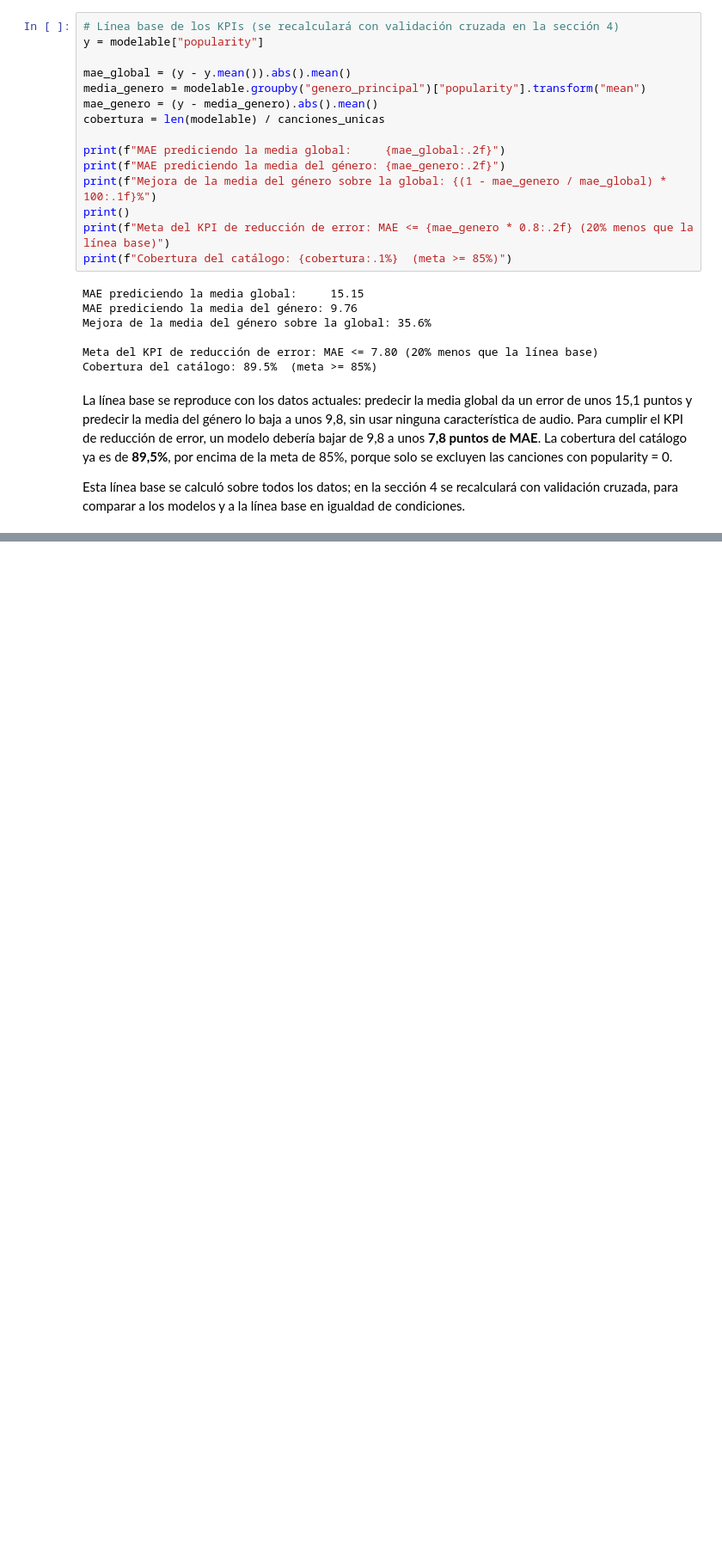
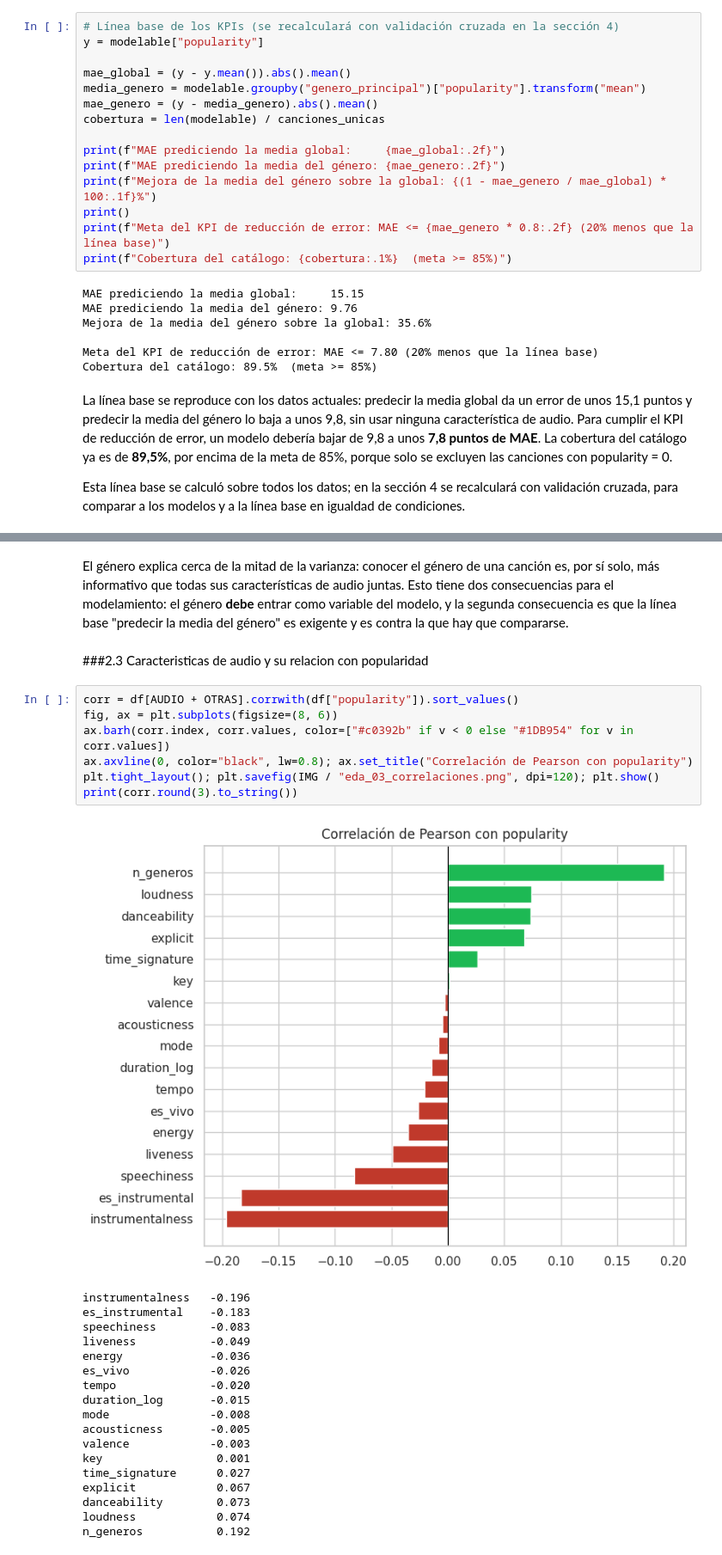
Before and after one commit to JeanBiza/ep-ml-spotify, a Jupyter notebook: notebook/EP2_ML.ipynb, the cells around one changed output, grey strips where cells are left out. Shown at 86% size. Saved outputs shown, nothing was run; the diff lists cells and outputs as text; blank space fills up the shorter version.

```diff
--- a/notebook/EP2_ML.ipynb
+++ b/notebook/EP2_ML.ipynb
@@ -282,0 +352,30 @@ validación cruzada, para comparar a los modelos y a la línea base en igualdad
+# %% [markdown]
+El género explica cerca de la mitad de la varianza: conocer el género de una canción es, por sí solo, más informativo que todas sus características de audio juntas. Esto tiene dos consecuencias para el modelamiento: el género **debe** entrar como variable del modelo, y la segunda consecuencia es que la línea base "predecir la media del género" es exigente y es contra la que hay que compararse.
+# %% [markdown]
+###2.3 Caracteristicas de audio y su relacion con popularidad
+# %%
+corr = df[AUDIO + OTRAS].corrwith(df["popularity"]).sort_values()
+fig, ax = plt.subplots(figsize=(8, 6))
+ax.barh(corr.index, corr.values, color=["#c0392b" if v < 0 else "#1DB954" for v in corr.values])
+ax.axvline(0, color="black", lw=0.8); ax.set_title("Correlación de Pearson con popularity")
+plt.tight_layout(); plt.savefig(IMG / "eda_03_correlaciones.png", dpi=120); plt.show()
+print(corr.round(3).to_string())
+# %% [output]
+[figure, added]
+instrumentalness   -0.196
+es_instrumental    -0.183
+speechiness        -0.083
+liveness           -0.049
+energy             -0.036
+es_vivo            -0.026
+tempo              -0.020
+duration_log       -0.015
+mode               -0.008
+acousticness       -0.005
+valence            -0.003
+key                 0.001
+time_signature      0.027
+explicit            0.067
+danceability        0.073
+loudness            0.074
+n_generos           0.192
```
Also changed, not shown: parts of 33 cells of this notebook.
